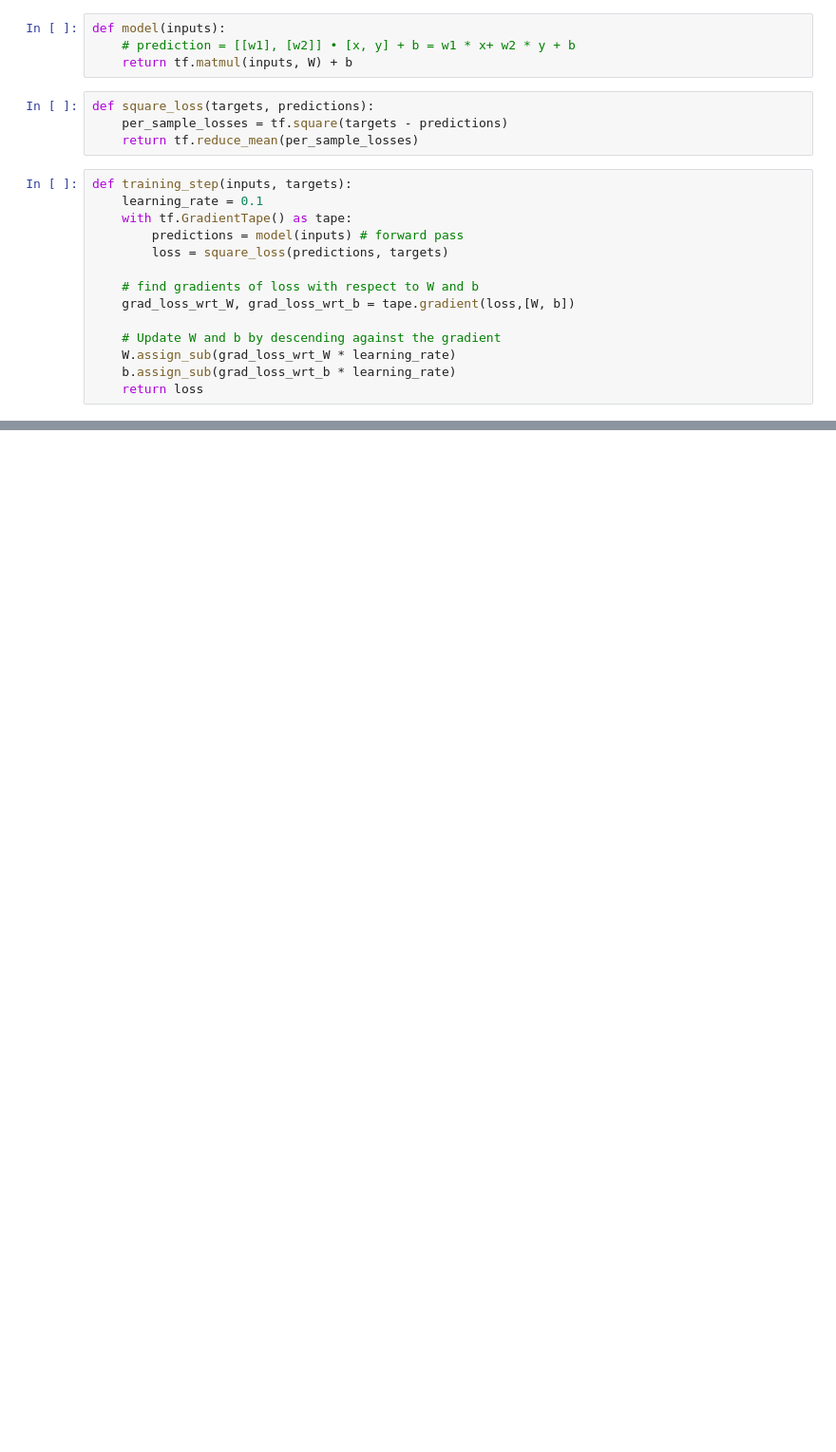
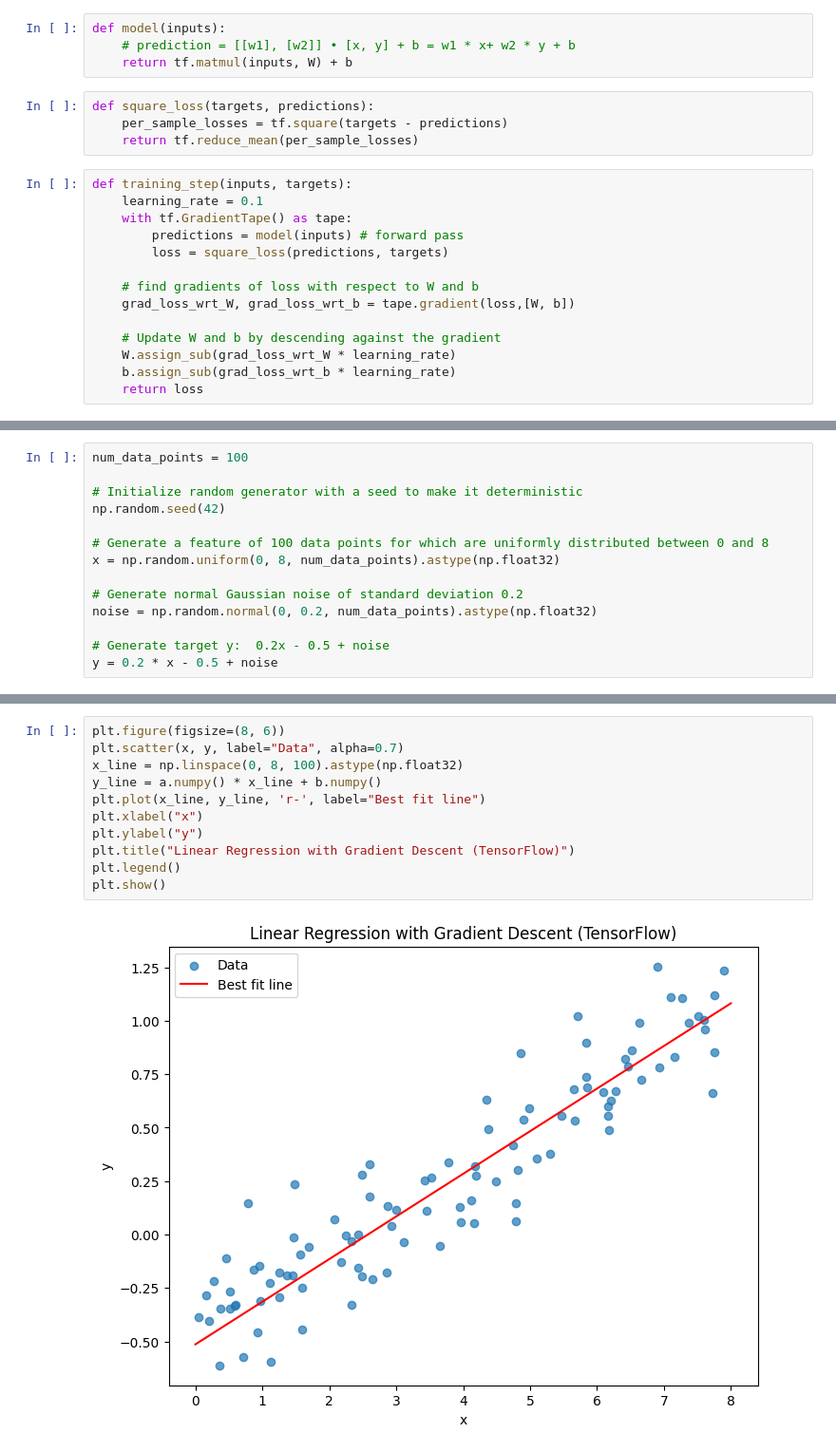
Before and after one commit to chlovec/hues_programs, a Jupyter notebook: csie_89/notebooks/e89_alfred_okoronkwo_02.ipynb, the cells around one changed output, grey strips where cells are left out. Shown at 95% size. Drawn from its saved outputs; the diff is of its cells as text; blank space fills up the shorter version.

```diff
--- a/csie_89/notebooks/e89_alfred_okoronkwo_02.ipynb
+++ b/csie_89/notebooks/e89_alfred_okoronkwo_02.ipynb
@@ -228,0 +280,14 @@ plt.show()
+# %%
+num_data_points = 100
+
+# Initialize random generator with a seed to make it deterministic
+np.random.seed(42)
+
+# Generate a feature of 100 data points for which are uniformly distributed between 0 and 8
+x = np.random.uniform(0, 8, num_data_points).astype(np.float32)
+
+# Generate normal Gaussian noise of standard deviation 0.2
+noise = np.random.normal(0, 0.2, num_data_points).astype(np.float32)
+
+# Generate target y:  0.2x - 0.5 + noise
+y = 0.2 * x - 0.5 + noise
@@ -228,0 +350,13 @@ plt.show()
+# %%
+plt.figure(figsize=(8, 6))
+plt.scatter(x, y, label="Data", alpha=0.7)
+x_line = np.linspace(0, 8, 100).astype(np.float32)
+y_line = a.numpy() * x_line + b.numpy()
+plt.plot(x_line, y_line, 'r-', label="Best fit line")
+plt.xlabel("x")
+plt.ylabel("y")
+plt.title("Linear Regression with Gradient Descent (TensorFlow)")
+plt.legend()
+plt.show()
+# %% [output]
+[figure, added]
```
Also changed, not shown: parts of 9 cells of this notebook, 6 other files.
